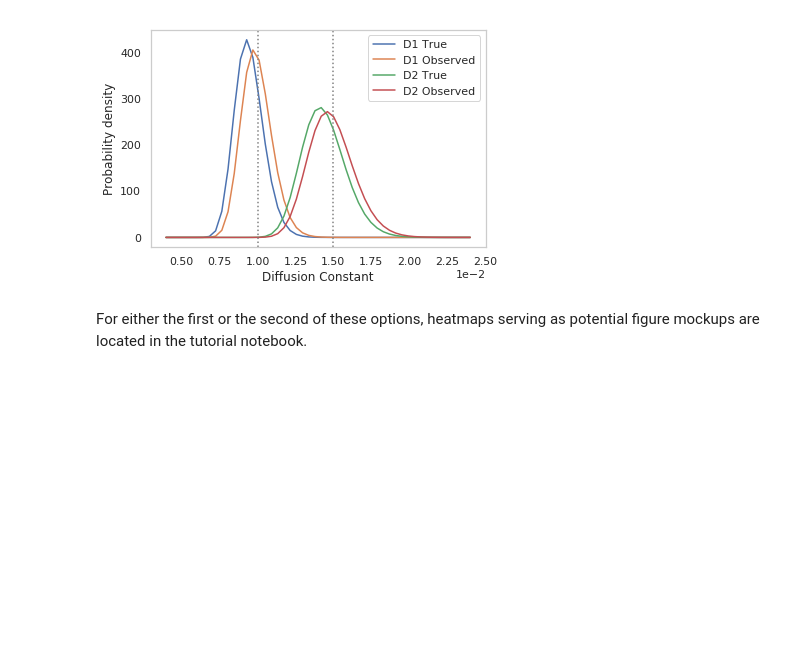
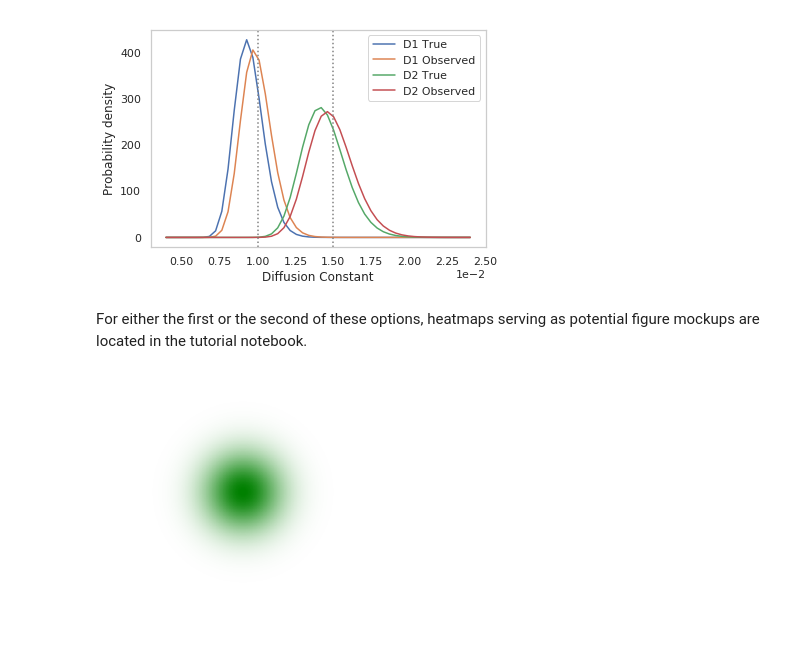
Before and after one commit to AllenCellModeling/diffusive_distinguishability, a Jupyter notebook: diffusive_distinguishability/figure_production.ipynb, the cells around one changed output. Saved outputs shown, nothing was run; the diff lists cells and outputs as text; code cells hidden in the pictures; blank space fills up the shorter version.

Commit message:
Generate 2D Gaussian blur figure

```diff
--- a/diffusive_distinguishability/figure_production.ipynb
+++ b/diffusive_distinguishability/figure_production.ipynb
@@ -149,3 +149,38 @@ cb = colorbar();
 cb.Ruler.Scale = 'log';
 cb.Ruler.MinorTick = 'on';
 plt.savefig('KL_logcb')
+# %%
+from scipy.stats import multivariate_normal
+
+# create kernel
+m1 = (0,0)
+s1 = np.eye(2)
+k1 = multivariate_normal(mean=m1, cov=s1)
+
+# create a grid of (x,y) coordinates at which to evaluate the kernels
+xlim = (-4, 4)
+ylim = (-4, 4)
+xres = 500
+yres = 500
+
+x = np.linspace(xlim[0], xlim[1], xres)
+y = np.linspace(ylim[0], ylim[1], yres)
+xx, yy = np.meshgrid(x,y)
+
+# evaluate kernels at grid points
+xxyy = np.c_[xx.ravel(), yy.ravel()]
+zz = k1.pdf(xxyy)
+
+# reshape and plot image
+img = zz.reshape((xres,yres))
+from matplotlib.colors import LinearSegmentedColormap
+cmap = LinearSegmentedColormap.from_list('mycmap', ['white', 'green'])
+fig, ax = plt.subplots(frameon=False)
+plt.imshow(img, cmap = cmap);
+#ax.get_xaxis().set_visible(False)
+#ax.get_yaxis().set_visible(False)
+ax.axis('off')
+plt.savefig('Gauss_blur')
+plt.show();
+# %% [output]
+[figure, added]
```
Also changed, not shown: 1 other file.
